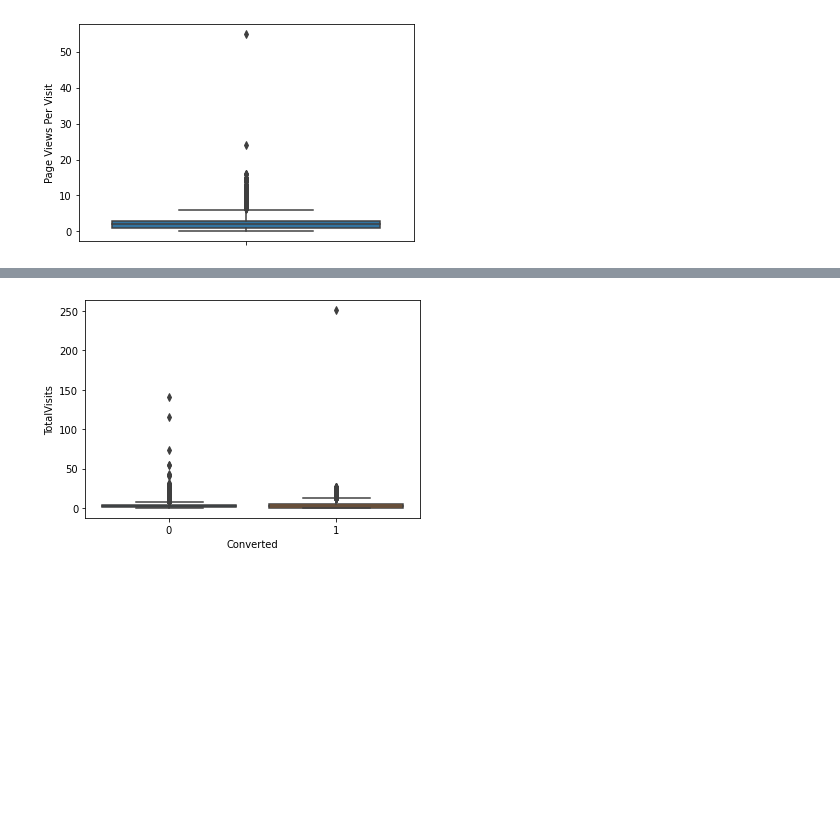
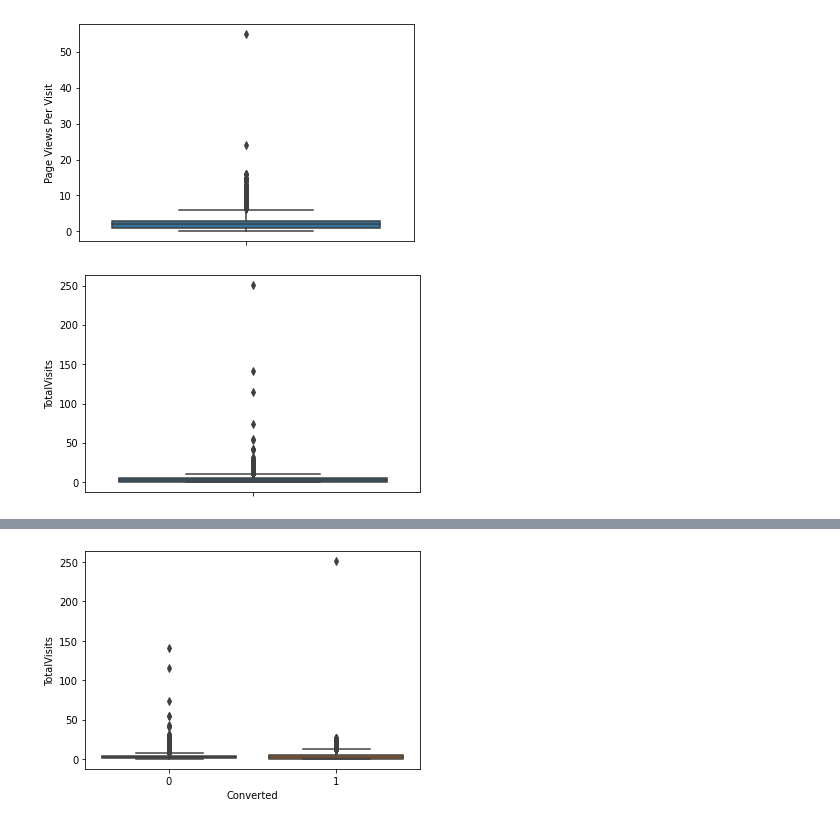
Before and after one commit to kmrspace/lead_case, a Jupyter notebook: Lead Scoring Case Study.ipynb, the cells around one changed output, grey strips where cells are left out. Cells and saved outputs as stored; diff of their text form; code cells hidden in the pictures; blank space fills up the shorter version.

```diff
--- a/Lead Scoring Case Study.ipynb
+++ b/Lead Scoring Case Study.ipynb
@@ -633,3 +616,11 @@ sns.boxplot(y=leads['Page Views Per Visit'])
 plt.show()
 # %% [output]
 [figure]
+# %%
+#visualizing spread of numeric variable
+
+plt.figure(figsize=(6,4))
+sns.boxplot(y=leads['TotalVisits'])
+plt.show()
+# %% [output]
+[figure, added]
```
Also changed, not shown: parts of 21 cells of this notebook, 1 other file.
